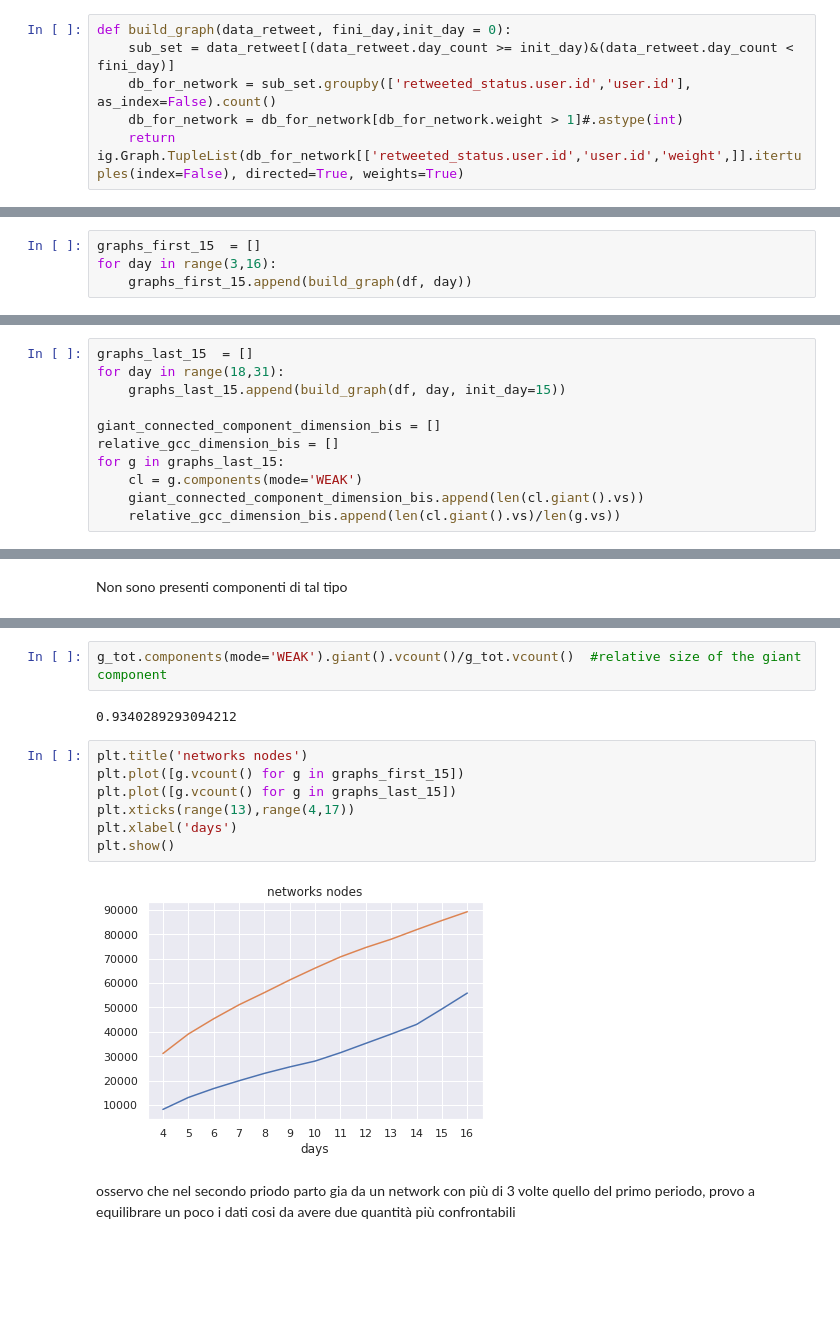
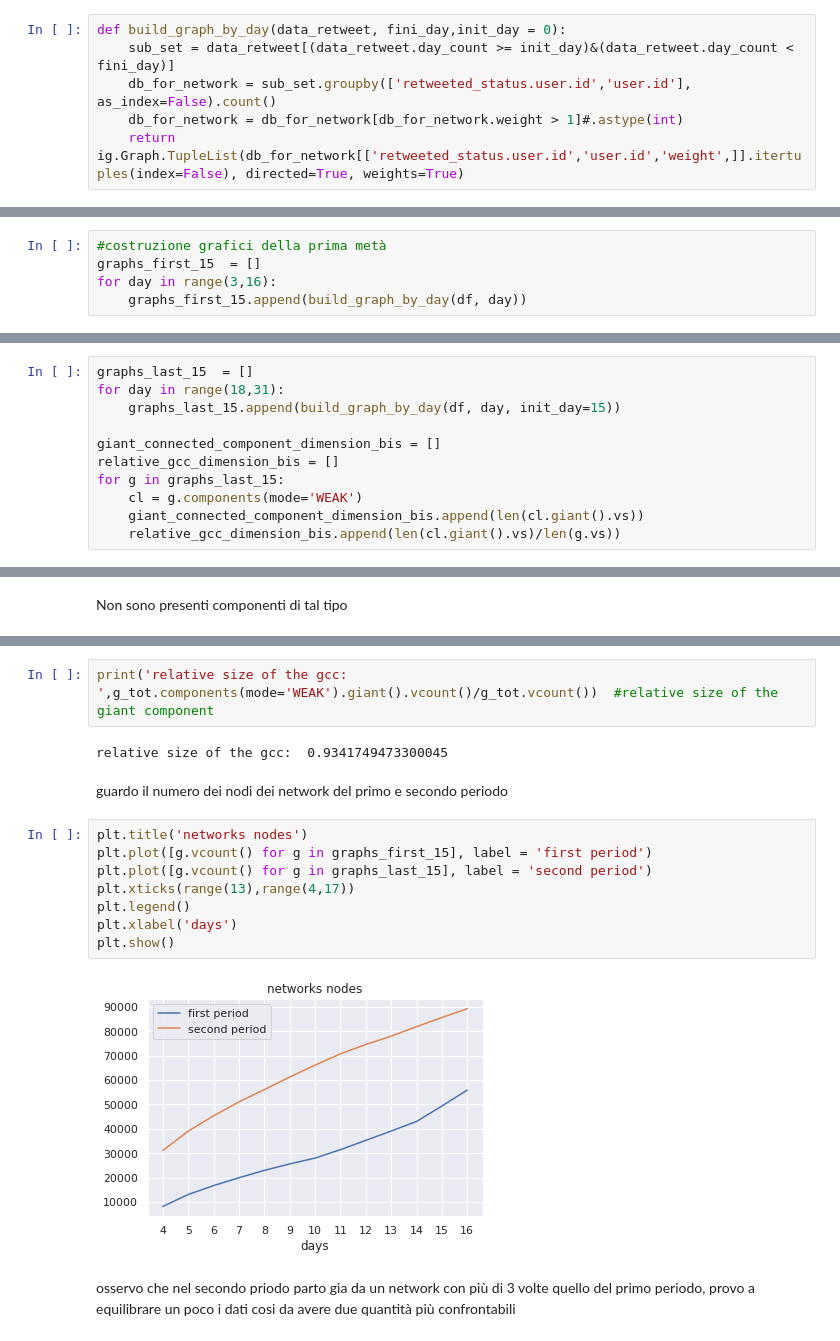
Before and after one commit to DanielePignedoli/Twitter_project, a Jupyter notebook: Network Density ad Connected Component .ipynb, the cells around one changed output, grey strips where cells are left out. Saved outputs shown, nothing was run; the diff lists cells and outputs as text; blank space fills up the shorter version.

```diff
--- a/Network Density ad Connected Component .ipynb
+++ b/Network Density ad Connected Component .ipynb
@@ -19,7 +19,7 @@ df['day_count'].unique()
 array([ 0,  1,  2,  3,  4,  5,  6,  7,  8,  9, 10, 11, 12, 13, 14, 15, 16,
        17, 18, 19, 20, 21, 22, 23, 24, 25, 26, 27, 28, 29, 30])
 # %%
-def build_graph(data_retweet, fini_day,init_day = 0):
+def build_graph_by_day(data_retweet, fini_day,init_day = 0):
     sub_set = data_retweet[(data_retweet.day_count >= init_day)&(data_retweet.day_count < fini_day)]
     db_for_network = sub_set.groupby(['retweeted_status.user.id','user.id'], as_index=False).count()
     db_for_network = db_for_network[db_for_network.weight > 1]#.astype(int)
@@ -27,7 +32,8 @@ def build_graph(data_retweet, fini_day,init_day = 0):
 # %%
+#costruzione grafici della prima metà
 graphs_first_15  = []
 for day in range(3,16):
-    graphs_first_15.append(build_graph(df, day))
+    graphs_first_15.append(build_graph_by_day(df, day))
 # %% [markdown]
 da ognuno misuro la dimensione della più gande componente connessa
 # %%
@@ -42,7 +48,7 @@ faccio lo stesso per gli ultimi 15 giorni
 # %%
 graphs_last_15  = []
 for day in range(18,31):
-    graphs_last_15.append(build_graph(df, day, init_day=15))
+    graphs_last_15.append(build_graph_by_day(df, day, init_day=15))
 
 giant_connected_component_dimension_bis = []
 relative_gcc_dimension_bis = []
@@ -127,16 +135,19 @@ g_tot.density()
 # %%
-g_tot.components(mode='WEAK').giant().vcount()/g_tot.vcount()  #relative size of the giant component
+print('relative size of the gcc: ',g_tot.components(mode='WEAK').giant().vcount()/g_tot.vcount())  #relative size of the giant component
 # %% [output]
-0.9340289293094212
+relative size of the gcc:  0.9341749473300045
+# %% [markdown]
+guardo il numero dei nodi dei network del primo e secondo periodo
 # %%
 plt.title('networks nodes')
-plt.plot([g.vcount() for g in graphs_first_15])
-plt.plot([g.vcount() for g in graphs_last_15])
+plt.plot([g.vcount() for g in graphs_first_15], label = 'first period')
+plt.plot([g.vcount() for g in graphs_last_15], label = 'second period')
 plt.xticks(range(13),range(4,17))
+plt.legend()
 plt.xlabel('days')
 plt.show()
 # %% [output]
-[figure, old version]
+[figure, new version]
 # %% [markdown]
 osservo che nel secondo priodo parto gia da un network con più di 3 volte quello del primo periodo, provo a equilibrare un poco i dati cosi da avere due quantità più confrontabili
 # %% [markdown]
```
Also changed, not shown: parts of 68 cells of this notebook.
